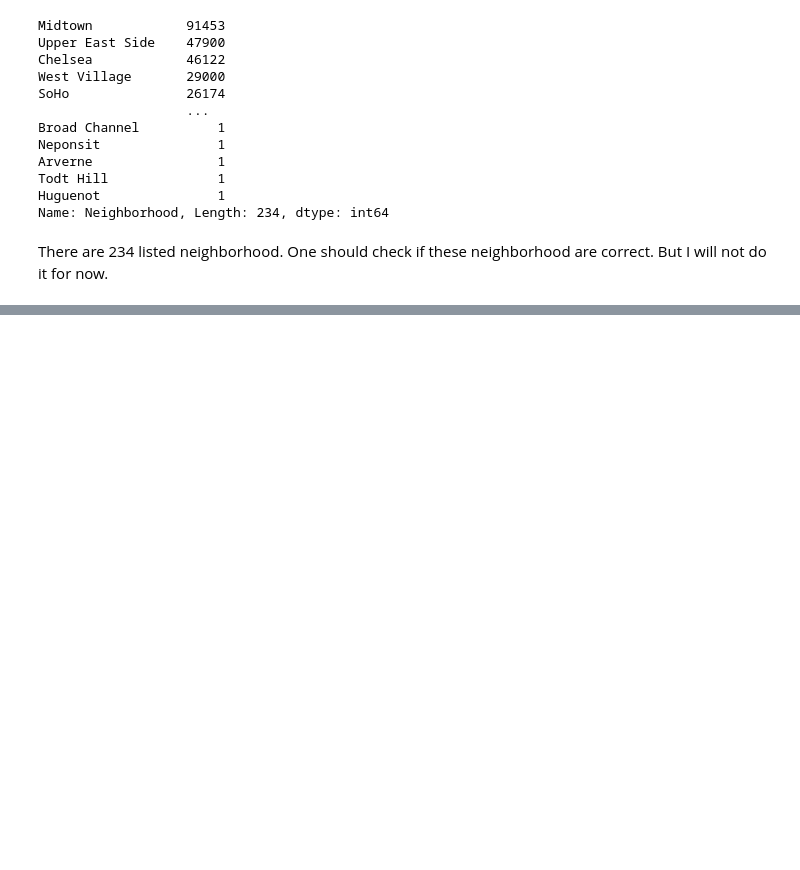
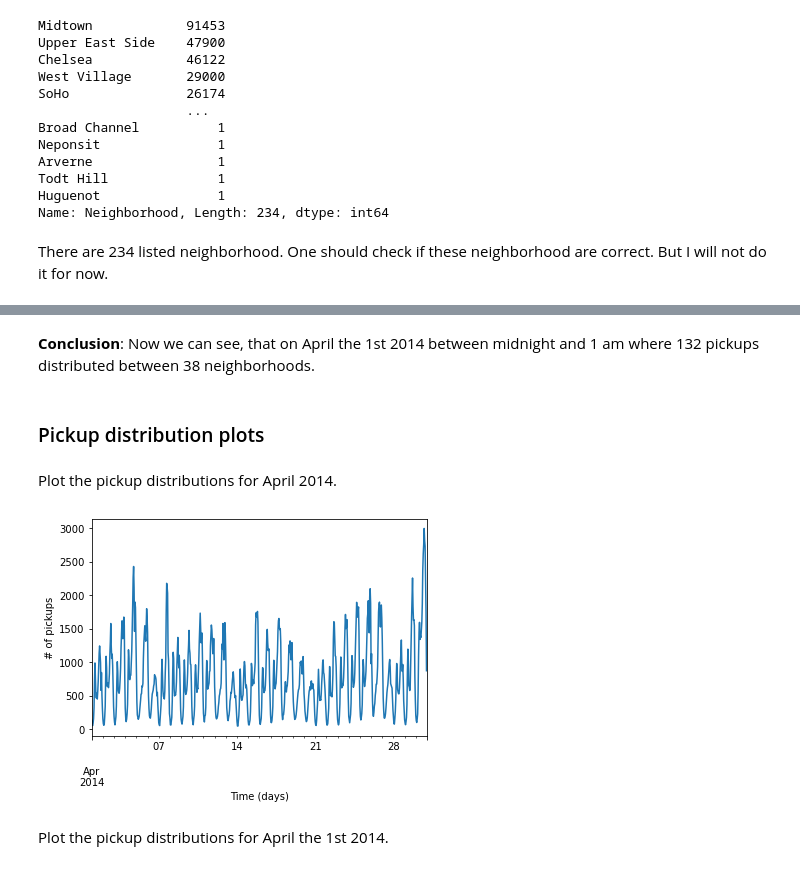
Before and after one commit to faberfred/uber-pickup-prediction, a Jupyter notebook: Uber-pickups.ipynb, the cells around one changed output, grey strips where cells are left out. Drawn from its saved outputs; the diff is of its cells as text; code cells hidden in the pictures; blank space fills up the shorter version.

```diff
--- a/Uber-pickups.ipynb
+++ b/Uber-pickups.ipynb
@@ -400,3 +390,17 @@ x_cluster['Pickups'].plot();
+# %% [markdown]
+**Conclusion**: Now we can see, that on April the 1st 2014 between midnight and 1 am where 132 pickups distributed between 38 neighborhoods.
+# %% [markdown]
+### Pickup distribution plots
+# %% [markdown]
+Plot the pickup distributions for April 2014.
+# %%
+ax = x_cluster['Pickups'].plot()
+ax.set_ylabel('# of pickups')
+ax.set_xlabel('Time (days)');
+# %% [output]
+[figure, added]
+# %% [markdown]
+Plot the pickup distributions for April the 1st 2014.
 # %%
 ax = x_cluster.loc['2014-04-01', 'Pickups'].plot()
 ax.set_ylabel('# of pickups')
```
Also changed, not shown: parts of 15 cells of this notebook.
